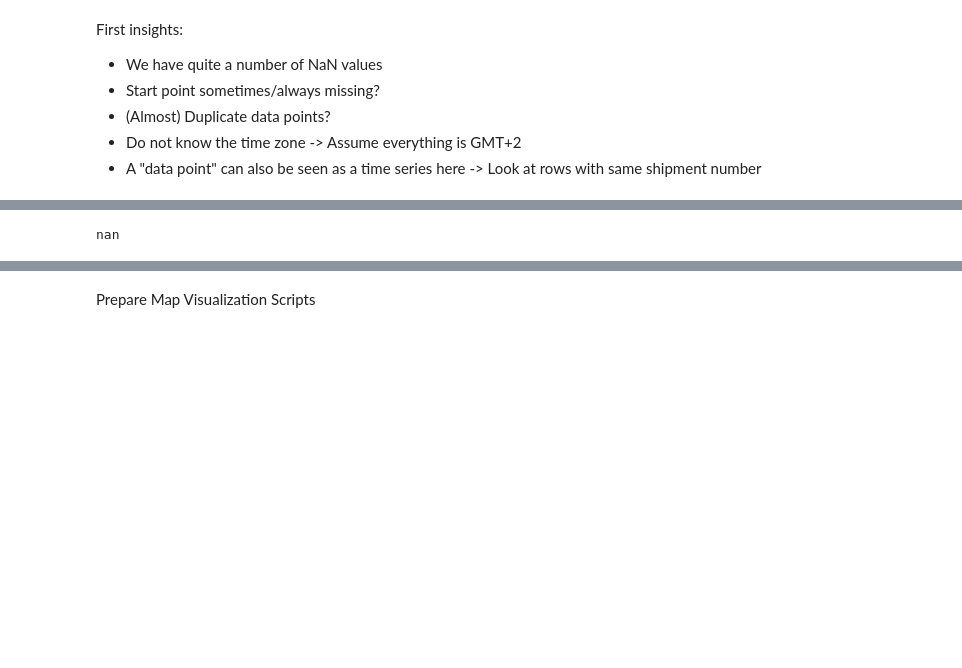
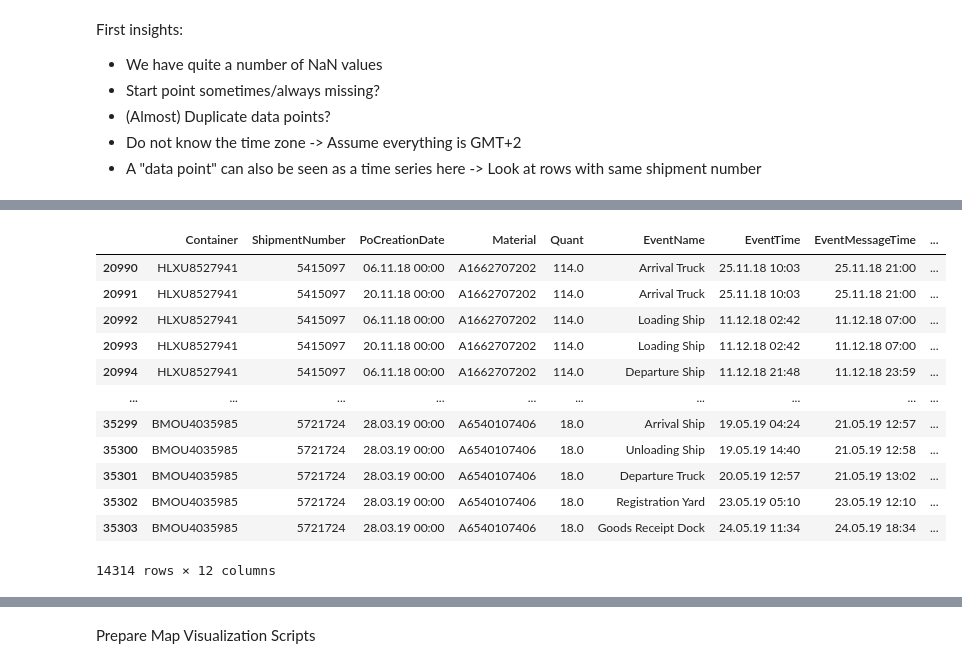
Before and after one commit to Ben93kie/TrackAndTrace, a Jupyter notebook: DataExploration.ipynb, the cells around one changed output, grey strips where cells are left out. Saved outputs shown, nothing was run; the diff lists cells and outputs as text; code cells hidden in the pictures; blank space fills up the shorter version.

```diff
--- a/DataExploration.ipynb
+++ b/DataExploration.ipynb
@@ -162 +281,19 @@ track_data.replace('############################################################
+# %%
+#Assumption: When shipment contains final location in Tuscaloosa and only one of [Charleston, Savannah and (Altamira or Aguascalientes)] is mentioned,
+#then replace NaN PortofDischarge with the respective port
+shipments_numbers = track_data[track_data['PortofDischarge'].isna()]['ShipmentNumber']
+shipment_port_replace={}
+for shipment_number in shipments_numbers:
+  shipment = get_single_shipment(shipment_number)
+  locs = list(shipment['EventLocation'])
+  locs = list(set(locs))
+  if ('Hafen Charleston' in locs) ^ ('Bahnterminal Savannah' in locs) ^ ('Hafen Altamira' in locs):
+    port = 'Hafen Charleston' if 'Hafen Charleston' in locs else 'Bahnterminal Savannah' if 'Bahnterminal Savannah' in locs else 'Hafen Altamira'
+    shipment_port_replace[shipment_number] = port
+# %%
+for shipment_number in shipment_port_replace.keys():
+  track_data.loc[track_data['ShipmentNumber'] == shipment_number, 'EventLocation'] = shipment_port_replace[shipment_number]
+# %%
+#drop remaining rows with NaN PortofDischarge
+track_data.drop(track_data.loc[track_data['PortofDischarge'].isna()].index, inplace=True)
 # %%
@@ -198,6 +342,16 @@ last_ContainerNumber  XINU8098194
-# %%
-#get_single_shipment(get_random_shipment_number())
-#get_single_shipment(4949799)
-track_data["EventMessageTime"][2537]
-# %% [output]
-nan
+# %%
+track_data[track_data['time'].isna()]
+# %% [output]
+|  | Container | ShipmentNumber | PoCreationDate | Material | Quant | EventName | EventTime | EventMessageTime | ... |
+| 20990 | HLXU8527941 | 5415097 | 06.11.18 00:00 | A1662707202 | 114.0 | Arrival Truck | 25.11.18 10:03 | 25.11.18 21:00 | ... |
+| 20991 | HLXU8527941 | 5415097 | 20.11.18 00:00 | A1662707202 | 114.0 | Arrival Truck | 25.11.18 10:03 | 25.11.18 21:00 | ... |
+| 20992 | HLXU8527941 | 5415097 | 06.11.18 00:00 | A1662707202 | 114.0 | Loading Ship | 11.12.18 02:42 | 11.12.18 07:00 | ... |
+| 20993 | HLXU8527941 | 5415097 | 20.11.18 00:00 | A1662707202 | 114.0 | Loading Ship | 11.12.18 02:42 | 11.12.18 07:00 | ... |
+| 20994 | HLXU8527941 | 5415097 | 06.11.18 00:00 | A1662707202 | 114.0 | Departure Ship | 11.12.18 21:48 | 11.12.18 23:59 | ... |
+| ... | ... | ... | ... | ... | ... | ... | ... | ... | ... |
+| 35299 | BMOU4035985 | 5721724 | 28.03.19 00:00 | A6540107406 | 18.0 | Arrival Ship | 19.05.19 04:24 | 21.05.19 12:57 | ... |
+| 35300 | BMOU4035985 | 5721724 | 28.03.19 00:00 | A6540107406 | 18.0 | Unloading Ship | 19.05.19 14:40 | 21.05.19 12:58 | ... |
+| 35301 | BMOU4035985 | 5721724 | 28.03.19 00:00 | A6540107406 | 18.0 | Departure Truck | 20.05.19 12:57 | 21.05.19 13:02 | ... |
+| 35302 | BMOU4035985 | 5721724 | 28.03.19 00:00 | A6540107406 | 18.0 | Registration Yard | 23.05.19 05:10 | 23.05.19 12:10 | ... |
+| 35303 | BMOU4035985 | 5721724 | 28.03.19 00:00 | A6540107406 | 18.0 | Goods Receipt Dock | 24.05.19 11:34 | 24.05.19 18:34 | ... |
+14314 rows × 12 columns
```
Also changed, not shown: parts of 25 cells of this notebook.
